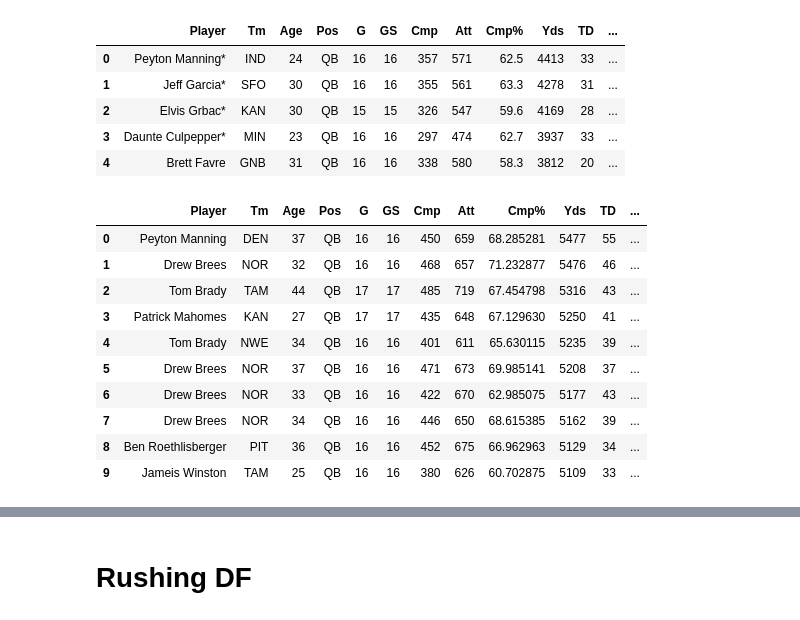
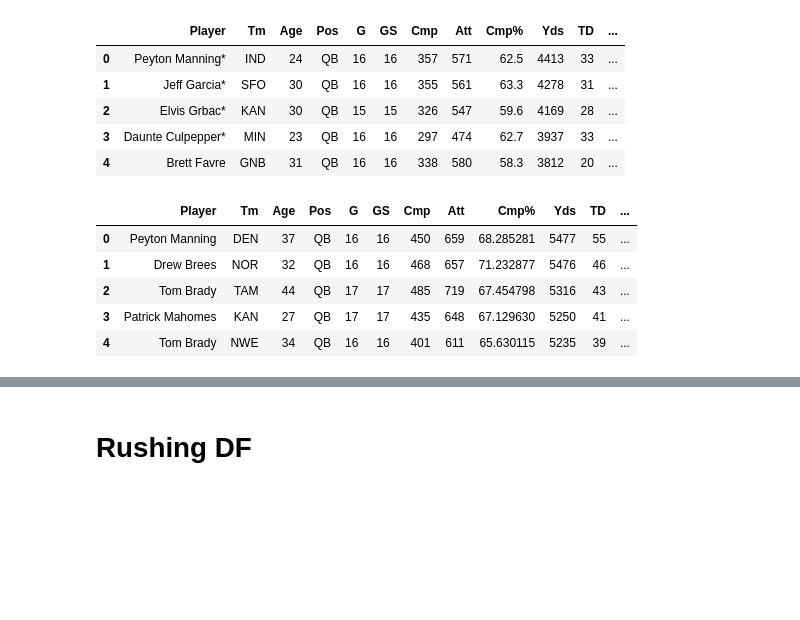
Before and after one commit to aag-02/nfl-playoff-chances, a Jupyter notebook: NFL Playoffs player stats.ipynb, the cells around one changed output, grey strips where cells are left out. Cells and saved outputs as stored; diff of their text form; code cells hidden in the pictures; blank space fills up the shorter version.

```diff
--- a/NFL Playoffs player stats.ipynb
+++ b/NFL Playoffs player stats.ipynb
@@ -129,19 +139,14 @@ passing.head()
 # %%
 cols_to_numeric(passing, ["Player", "Pos", "Tm"])
 passing = pct_played(passing)
 
 passing['Cmp%'] = (passing['Cmp'] / passing['Att']) *100
 passing = clean_name(passing, 'Player')
-passing.sort_values('Yds',ascending = False).reset_index(drop=True).head(10)
+passing.sort_values('Yds',ascending = False).reset_index(drop=True).head(5)
 # %% [output]
 |  | Player | Tm | Age | Pos | G | GS | Cmp | Att | Cmp% | Yds | TD | ... |
 | 0 | Peyton Manning | DEN | 37 | QB | 16 | 16 | 450 | 659 | 68.285281 | 5477 | 55 | ... |
 | 1 | Drew Brees | NOR | 32 | QB | 16 | 16 | 468 | 657 | 71.232877 | 5476 | 46 | ... |
 | 2 | Tom Brady | TAM | 44 | QB | 17 | 17 | 485 | 719 | 67.454798 | 5316 | 43 | ... |
 | 3 | Patrick Mahomes | KAN | 27 | QB | 17 | 17 | 435 | 648 | 67.129630 | 5250 | 41 | ... |
 | 4 | Tom Brady | NWE | 34 | QB | 16 | 16 | 401 | 611 | 65.630115 | 5235 | 39 | ... |
-| 5 | Drew Brees | NOR | 37 | QB | 16 | 16 | 471 | 673 | 69.985141 | 5208 | 37 | ... |
-| 6 | Drew Brees | NOR | 33 | QB | 16 | 16 | 422 | 670 | 62.985075 | 5177 | 43 | ... |
-| 7 | Drew Brees | NOR | 34 | QB | 16 | 16 | 446 | 650 | 68.615385 | 5162 | 39 | ... |
-| 8 | Ben Roethlisberger | PIT | 36 | QB | 16 | 16 | 452 | 675 | 66.962963 | 5129 | 34 | ... |
-| 9 | Jameis Winston | TAM | 25 | QB | 16 | 16 | 380 | 626 | 60.702875 | 5109 | 33 | ... |
```
Also changed, not shown: parts of 28 cells of this notebook.
